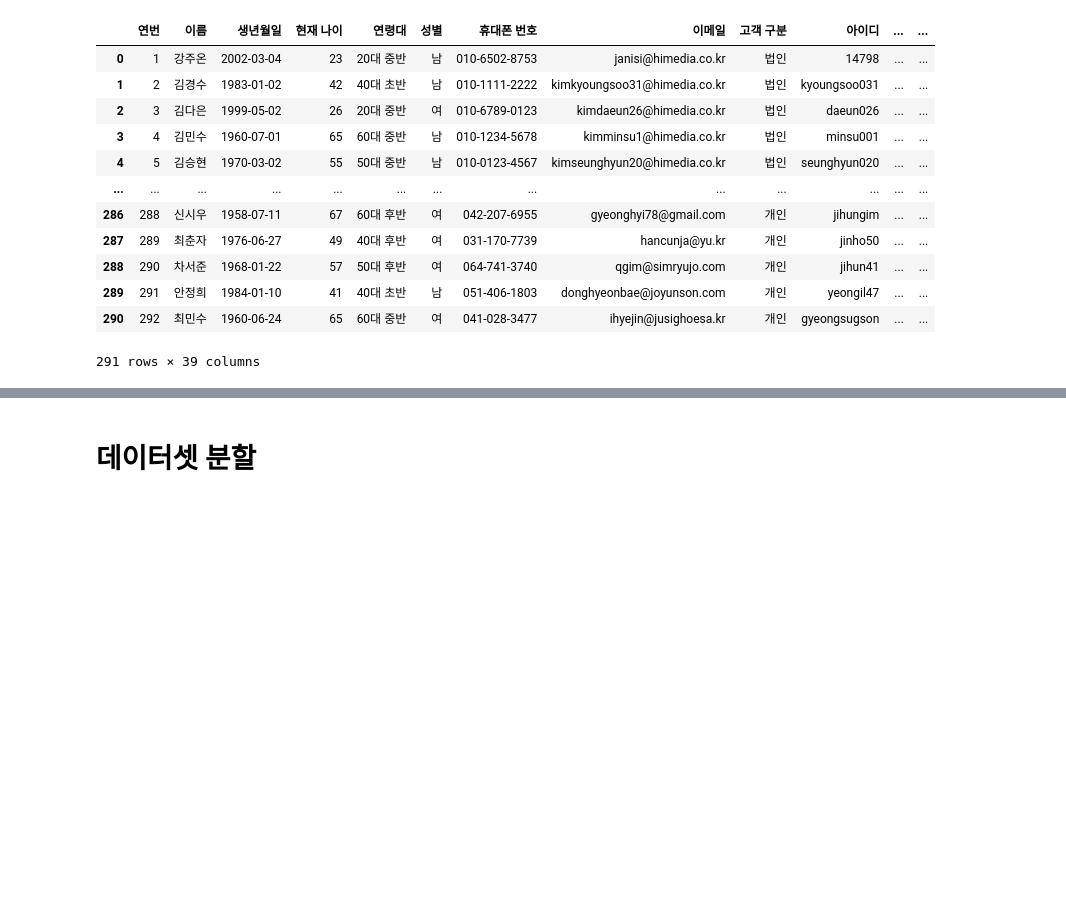
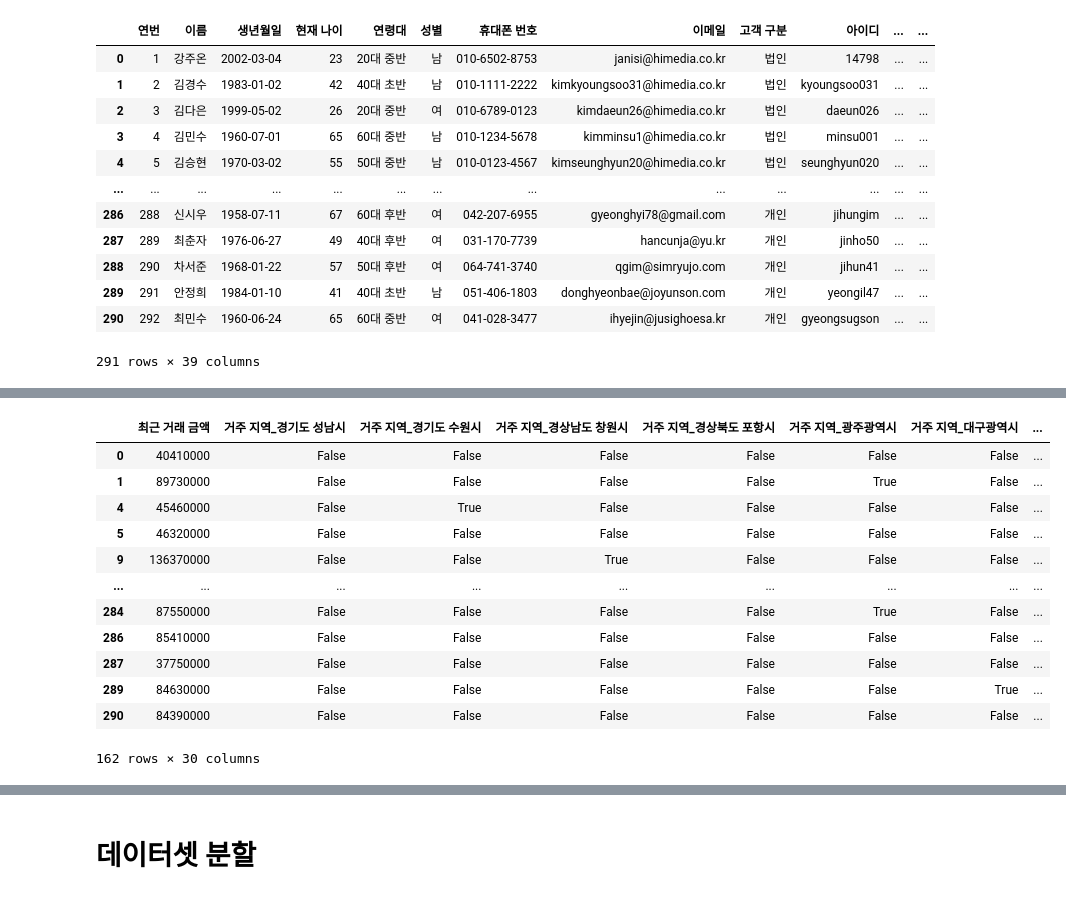
Before and after one commit to codekookiz/mini-project-1, a Jupyter notebook: model/고객 추천 페이지.ipynb, the cells around one changed output, grey strips where cells are left out. Saved outputs shown, nothing was run; the diff lists cells and outputs as text; code cells hidden in the pictures; blank space fills up the shorter version.

```diff
--- a/model/고객 추천 페이지.ipynb
+++ b/model/고객 추천 페이지.ipynb
@@ -90,0 +109,16 @@ X = pd.get_dummies(X, columns=["거주 지역", "차량 사이즈", "차량 유
+# %%
+X
+# %% [output]
+|  | 최근 거래 금액 | 거주 지역_경기도 성남시 | 거주 지역_경기도 수원시 | 거주 지역_경상남도 창원시 | 거주 지역_경상북도 포항시 | 거주 지역_광주광역시 | 거주 지역_대구광역시 | ... |
+| 0 | 40410000 | False | False | False | False | False | False | ... |
+| 1 | 89730000 | False | False | False | False | True | False | ... |
+| 4 | 45460000 | False | True | False | False | False | False | ... |
+| 5 | 46320000 | False | False | False | False | False | False | ... |
+| 9 | 136370000 | False | False | True | False | False | False | ... |
+| ... | ... | ... | ... | ... | ... | ... | ... | ... |
+| 284 | 87550000 | False | False | False | False | True | False | ... |
+| 286 | 85410000 | False | False | False | False | False | False | ... |
+| 287 | 37750000 | False | False | False | False | False | False | ... |
+| 289 | 84630000 | False | False | False | False | False | True | ... |
+| 290 | 84390000 | False | False | False | False | False | False | ... |
+162 rows × 30 columns
```
Also changed, not shown: parts of 13 cells of this notebook, 21 other files.
